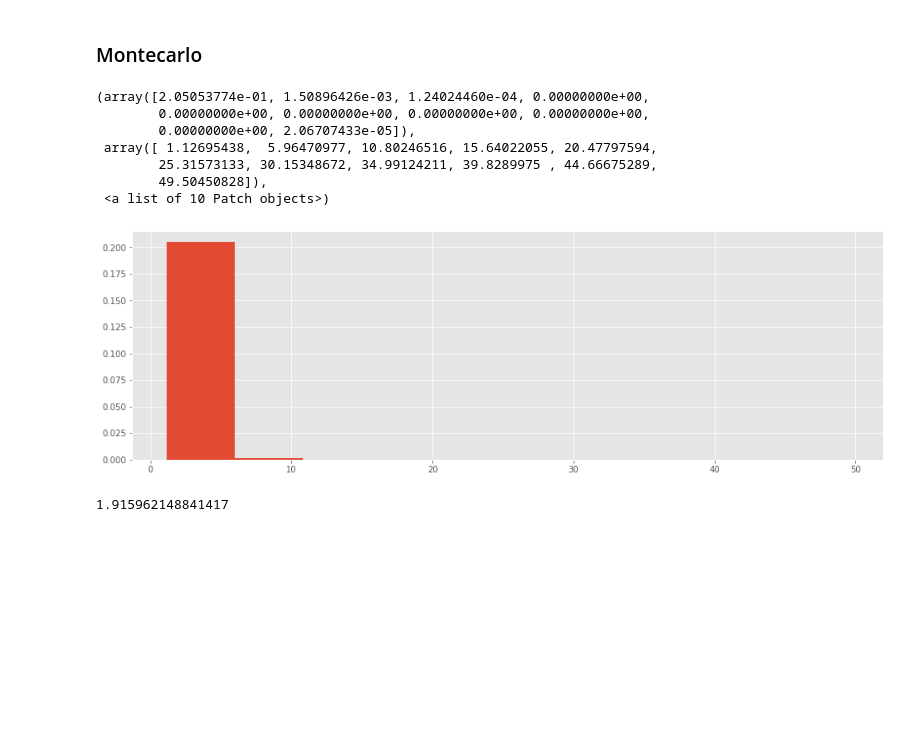
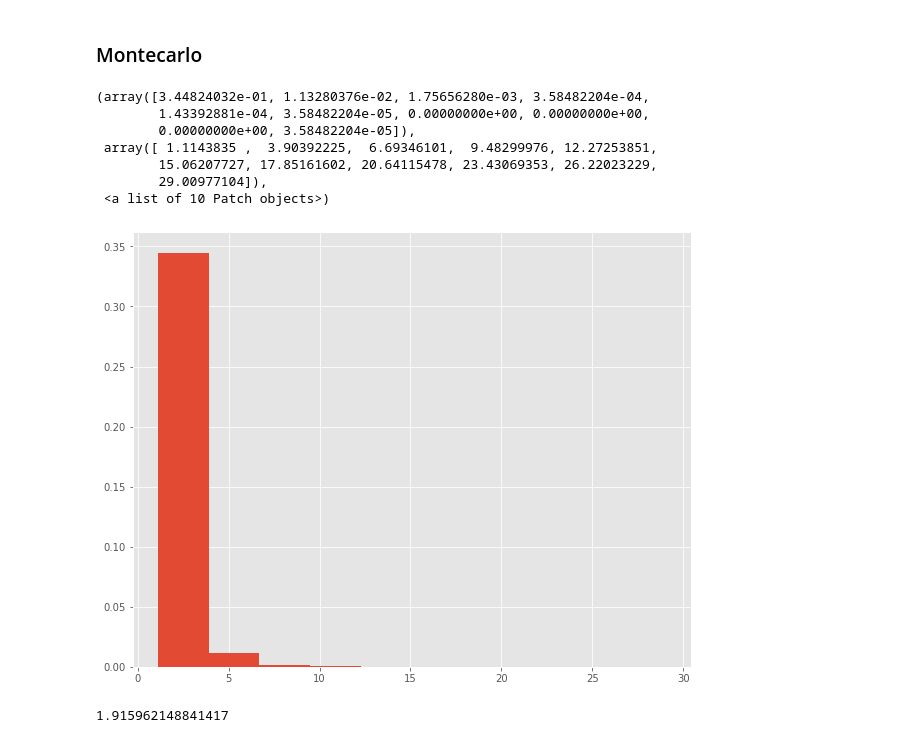
Before and after one commit to EduardoLoza/ProyectoModulo1_delaTorreE_VelascoG, a Jupyter notebook: ProyectoModulo1_delaTorreE_VelascoG.ipynb, the cells around one changed output. Saved outputs shown, nothing was run; the diff lists cells and outputs as text; code cells hidden in the pictures; blank space fills up the shorter version.

```diff
--- a/ProyectoModulo1_delaTorreE_VelascoG.ipynb
+++ b/ProyectoModulo1_delaTorreE_VelascoG.ipynb
@@ -1236,16 +1237,17 @@ Se acepta $H_0$ por su $p-value$, el cual nos dice que con un 95% de confianza,
 ### Montecarlo
 # %%
 Muw=lognorm.rvs(params[0],params[1],params[2], size = N)
+plt.figure(figsize=(10,8))
 plt.hist(Muw,density=True)
 # %% [output]
-(array([2.05053774e-01, 1.50896426e-03, 1.24024460e-04, 0.00000000e+00,
-        0.00000000e+00, 0.00000000e+00, 0.00000000e+00, 0.00000000e+00,
-        0.00000000e+00, 2.06707433e-05]),
- array([ 1.12695438,  5.96470977, 10.80246516, 15.64022055, 20.47797594,
-        25.31573133, 30.15348672, 34.99124211, 39.8289975 , 44.66675289,
-        49.50450828]),
+(array([3.44824032e-01, 1.13280376e-02, 1.75656280e-03, 3.58482204e-04,
+        1.43392881e-04, 3.58482204e-05, 0.00000000e+00, 0.00000000e+00,
+        0.00000000e+00, 3.58482204e-05]),
+ array([ 1.1143835 ,  3.90392225,  6.69346101,  9.48299976, 12.27253851,
+        15.06207727, 17.85161602, 20.64115478, 23.43069353, 26.22023229,
+        29.00977104]),
  <a list of 10 Patch objects>)
-[figure, old version]
+[figure, new version]
 # %%
 MOMIO_MANU=mediaM(Muw,N,N)
 STD_MOMIO=DESVM(Muw,N,N)
```
Also changed, not shown: parts of 1 cell of this notebook.
